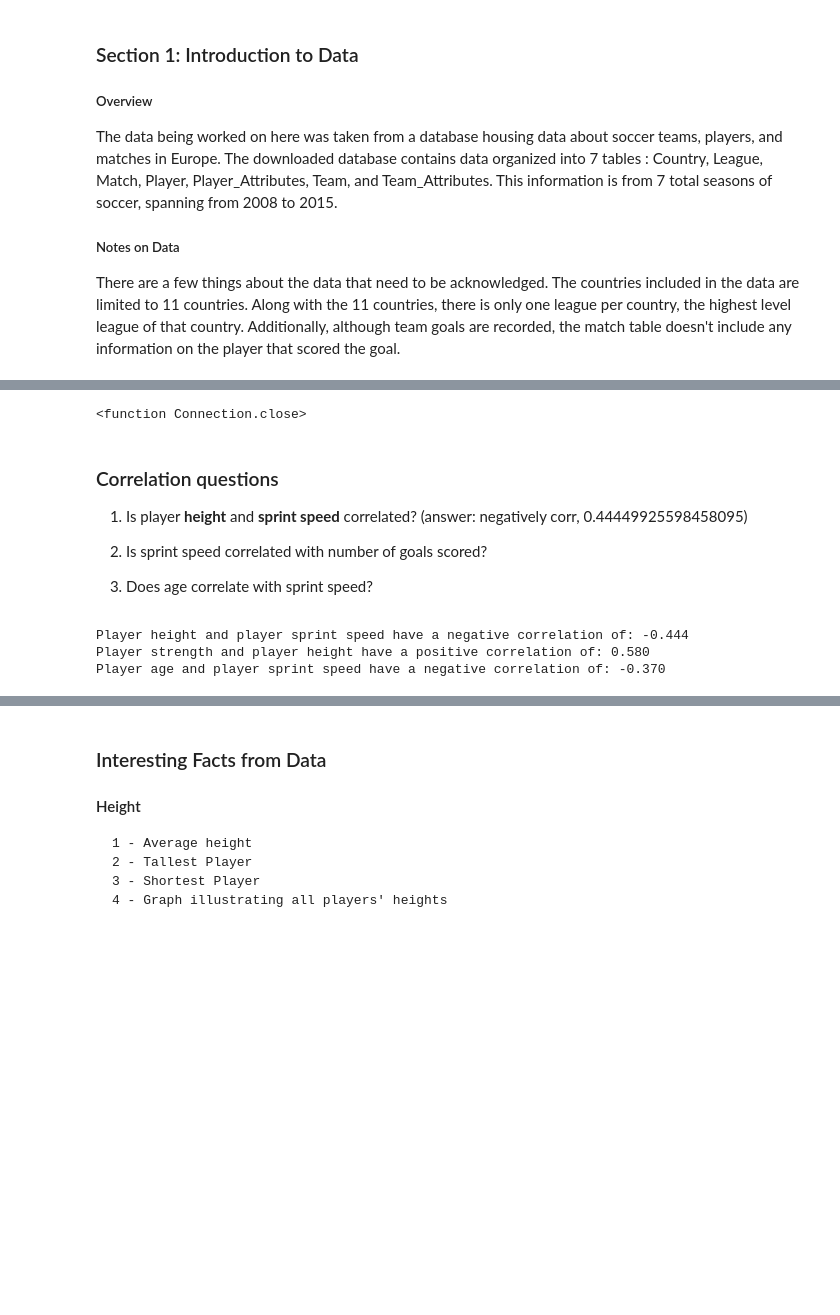
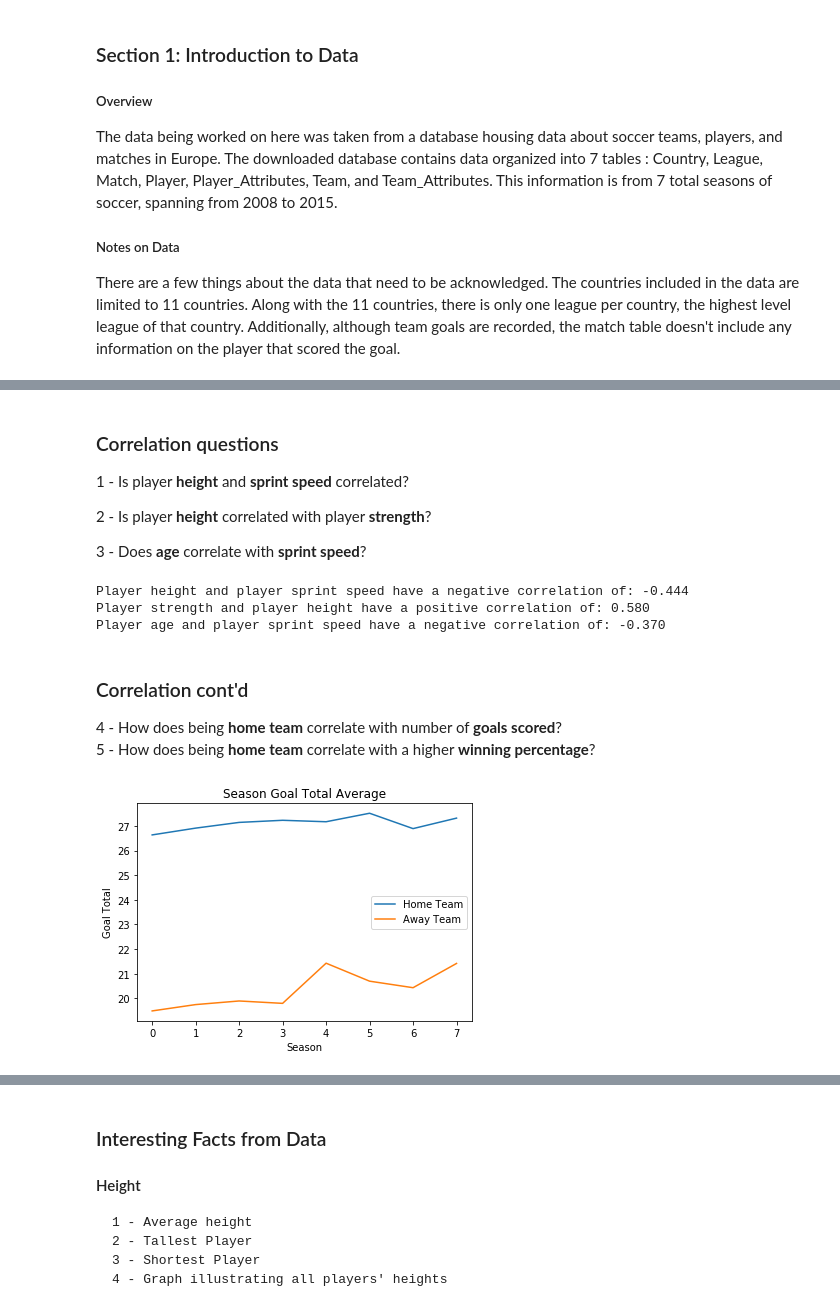
Before and after one commit to neisesd1/IntroToProgrammingUdacity, a Jupyter notebook: Final Project.ipynb, the cells around one changed output, grey strips where cells are left out. Cells and saved outputs as stored; diff of their text form; code cells hidden in the pictures; blank space fills up the shorter version.

```diff
--- a/Final Project.ipynb
+++ b/Final Project.ipynb
@@ -67,43 +240,0 @@ There are a few things about the data that need to be acknowledged. The countrie
-# %%
-import sqlite3
-import numpy as np
-import pandas as pd
-import matplotlib.pyplot as plt
-from datetime import datetime as dt
-
-conn = sqlite3.connect('database.sqlite')
-
-Player = pd.read_sql("SELECT * FROM Player", conn)
-Player_Attributes = pd.read_sql("SELECT * FROM Player_Attributes", conn)
-Country = pd.read_sql("SELECT * FROM country", conn)
-League = pd.read_sql("SELECT * FROM league", conn)
-Match = pd.read_sql("SELECT * FROM match", conn)
-Team = pd.read_sql("SELECT * FROM team", conn)
-Team_Attributes = pd.read_sql("SELECT * FROM team_attributes", conn)
-
-Complete_Team = pd.merge(Team, Team_Attributes, on = "team_api_id")
-Complete_Team = Complete_Team.drop_duplicates(subset = "team_api_id")
-
-Complete_Player = pd.merge(Player, Player_Attributes, on = "player_api_id")
-Complete_Player = Complete_Player.drop_duplicates(subset = "player_name")
-
-#adding 'age' column to Complete_Player dataframe
-bday_array = Complete_Player['birthday'].values
-dates_list = [dt.strptime(date, "%Y-%m-%d %H:%M:%S").date() for date in bday_array]#this stores datetime objects
-bday_years = []
-counter = 0
-while counter < len(dates_list):
-    bday_years.append(dates_list[counter].year)  #this fills bday_years[] with years
-    counter += 1
-
-age_array = []
-x = 0
-while x < len(dates_list):
-    age_array.append(2018-bday_years[x]) # 2018 - year born
-    x +=1
-Complete_Player['age'] = age_array
-
-conn.commit
-conn.close
-# %% [output]
-<function Connection.close>
@@ -221,10 +241,10 @@ while counter < len(total_goals_array_of_seasons):
 # %% [markdown]
 ### Correlation questions
-1. Is player __height__ and __sprint speed__ correlated? (answer: negatively corr, 0.44449925598458095)
+1 - Is player __height__ and __sprint speed__ correlated?
 
-2. Is sprint speed correlated with number of goals scored?
+2 - Is player __height__ correlated with player __strength__?
 
-3. Does age correlate with sprint speed?
+3 - Does __age__ correlate with __sprint speed__?
 # %%
 ### function created to return correlation between two series
 def correlation(x,y):
@@ -250,3 +270,32 @@ print("Player age and player sprint speed have a negative correlation of: " + st
 Player height and player sprint speed have a negative correlation of: -0.444
 Player strength and player height have a positive correlation of: 0.580
 Player age and player sprint speed have a negative correlation of: -0.370
+# %% [markdown]
+### Correlation cont'd
+
+   4 - How does being __home team__ correlate with number of __goals scored__?
+   5 - How does being __home team__ correlate with a higher __winning percentage__?
+# %%
+'4'
+
+### arrays to store avg amount of goals scored for home teams and away teams, for each season
+home_goals_average_by_season = []
+away_goals_average_by_season = []
+
+### adding avg home teams goals scored total for home and away teams, for each season
+x = 0
+while x < len(total_goals_array_of_seasons):
+    home_goals_average_by_season.append(total_goals_array_of_seasons[x]['home team goals'].mean())
+    away_goals_average_by_season.append(total_goals_array_of_seasons[x]['away team goals'].mean())
+    x +=1
+
+### plotting averages
+plt.plot(home_goals_average_by_season, label = 'Home Team')
+plt.plot(away_goals_average_by_season, label = 'Away Team')
+plt.title('Season Goal Total Average')
+plt.legend()
+plt.xlabel('Season')
+plt.ylabel('Goal Total')
+plt.show()
+# %% [output]
+[figure, added]
```
Also changed, not shown: parts of 21 cells of this notebook.
